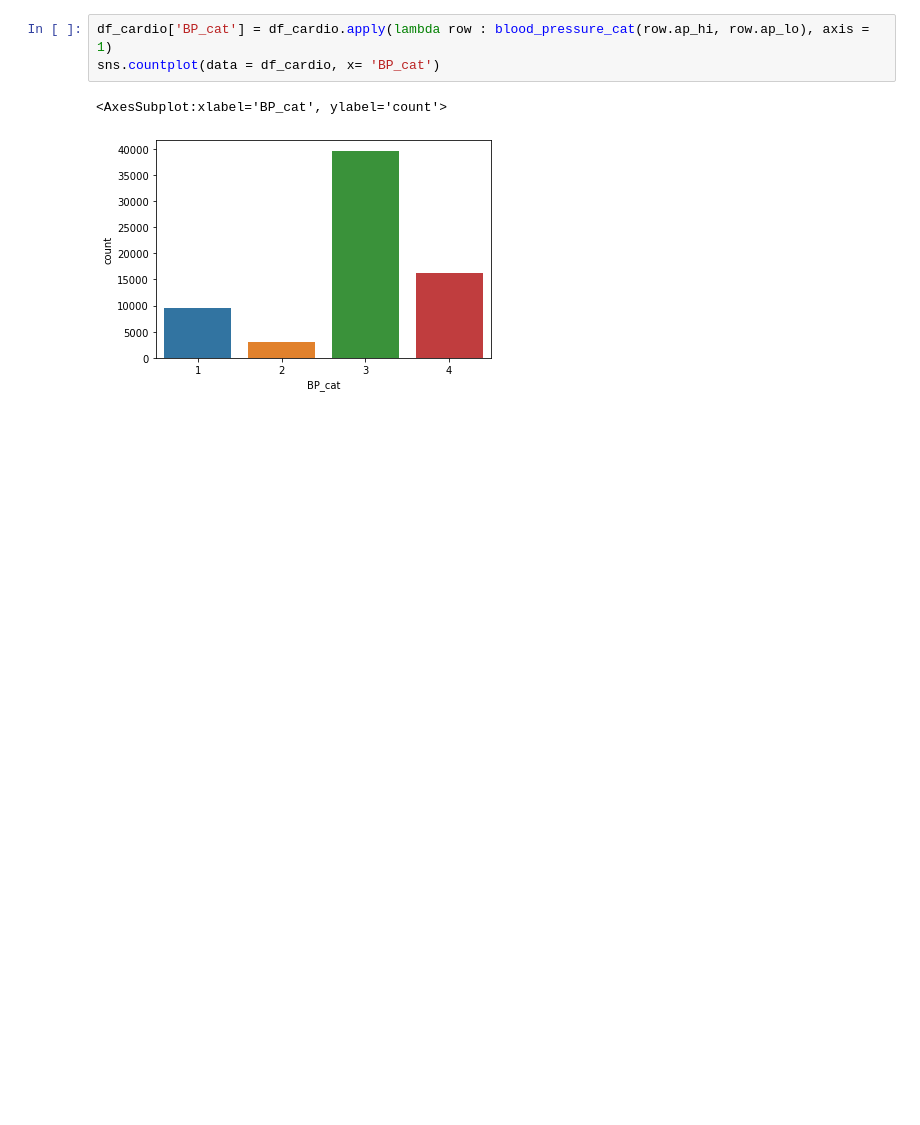
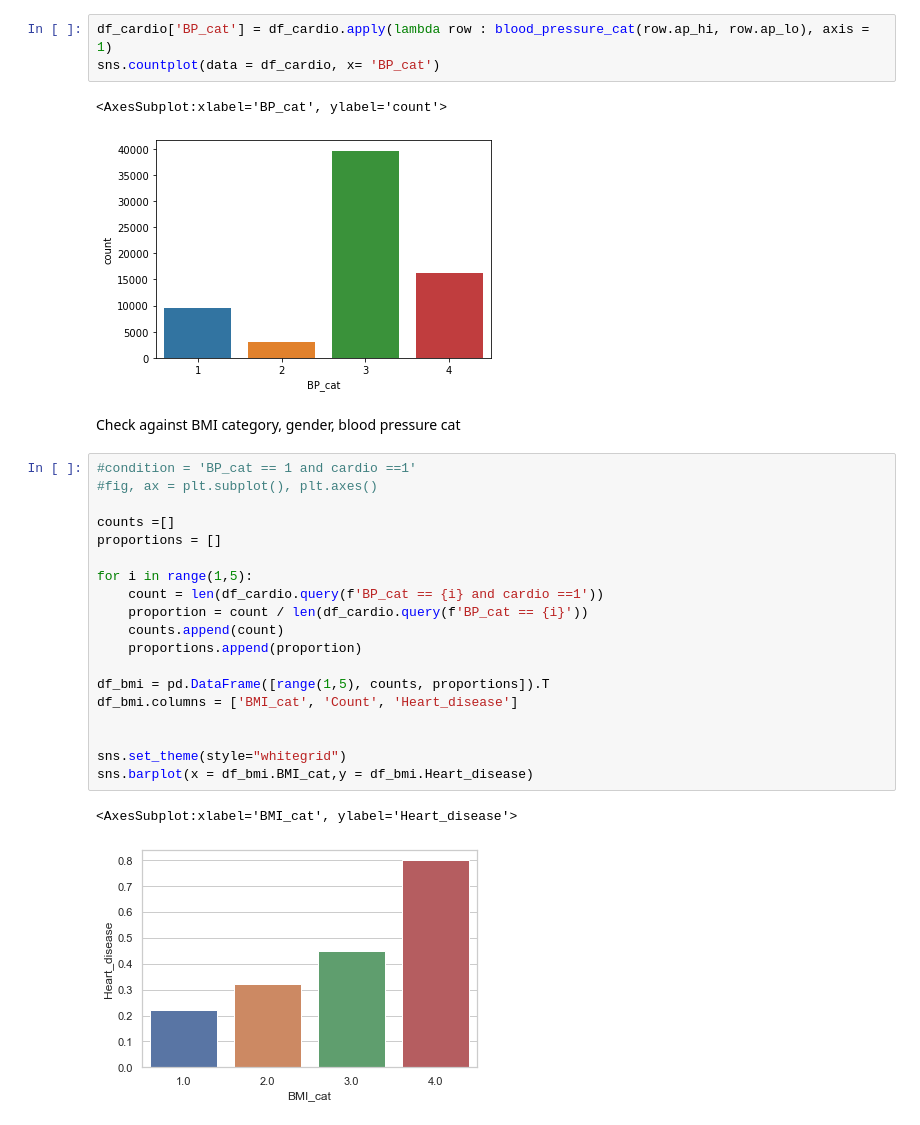
Before and after one commit to Lelelass/Machine-learning-Lassarade, a Jupyter notebook: labb_1/2-0-0.ipynb, the cells around one changed output. Drawn from its saved outputs; the diff is of its cells as text; blank space fills up the shorter version.

Commit message:
Begining corellation exploration features to heart disease

```diff
--- a/labb_1/2-0-0.ipynb
+++ b/labb_1/2-0-0.ipynb
@@ -196,3 +196,27 @@ sns.countplot(data = df_cardio, x= 'BP_cat')
 # %% [output]
 <AxesSubplot:xlabel='BP_cat', ylabel='count'>
 [figure]
+# %% [markdown]
+Check against BMI category, gender, blood pressure cat
+# %%
+#condition = 'BP_cat == 1 and cardio ==1'
+#fig, ax = plt.subplot(), plt.axes()
+
+counts =[]
+proportions = []
+
+for i in range(1,5):
+    count = len(df_cardio.query(f'BP_cat == {i} and cardio ==1'))
+    proportion = count / len(df_cardio.query(f'BP_cat == {i}'))
+    counts.append(count)
+    proportions.append(proportion)
+
+df_bmi = pd.DataFrame([range(1,5), counts, proportions]).T
+df_bmi.columns = ['BMI_cat', 'Count', 'Heart_disease']
+
+
+sns.set_theme(style="whitegrid")
+sns.barplot(x = df_bmi.BMI_cat,y = df_bmi.Heart_disease)
+# %% [output]
+<AxesSubplot:xlabel='BMI_cat', ylabel='Heart_disease'>
+[figure, added]
```
Also changed, not shown: parts of 2 cells of this notebook.
